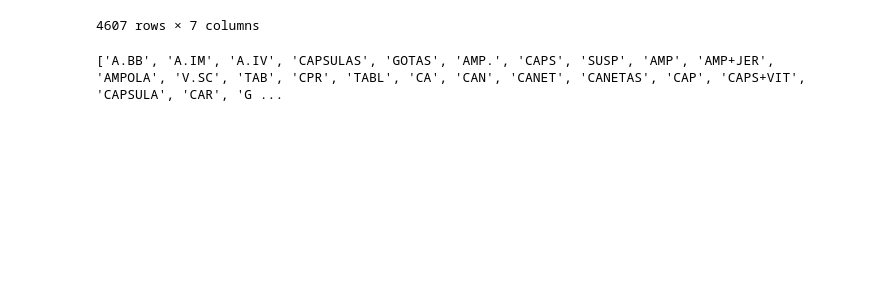
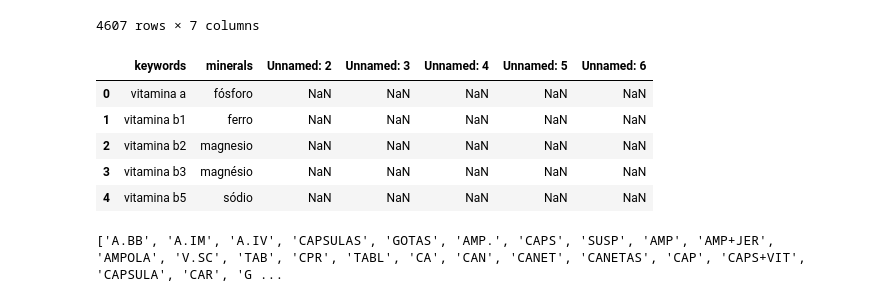
Before and after one commit to Divelia/web-scraping-thomas, a Jupyter notebook: extract_list/merging.ipynb, the cells around one changed output. Drawn from its saved outputs; the diff is of its cells as text; code cells hidden in the pictures; blank space fills up the shorter version.

```diff
--- a/extract_list/merging.ipynb
+++ b/extract_list/merging.ipynb
@@ -195,6 +195,18 @@ master_table
 | 4605 | MEXICO (MEX) | VITAE | VITAE | ROCAVIT PLATINUM | ROCAVIT PLATINUM CAPS x 30 | A11A4 - MVIT + MIN OTHERS | BRAND |
 | 4606 | MEXICO (MEX) | ZERBONI | ZERBONI | CALCIO GI ZER | CALCIO GI ZER TABL EFERV 500 MG x 12 | A12A0 - CALCIUM | GENERIC |
 4607 rows × 7 columns
+# %%
+keywords_table = pd.read_excel('master_table.xlsx', sheet_name="NEW_SEARCHS")
+minerals = keywords_table.minerals.tolist()
+keywords = keywords_table.keywords.tolist()
+keywords_table.head()
+# %% [output]
+|  | keywords | minerals | Unnamed: 2 | Unnamed: 3 | Unnamed: 4 | Unnamed: 5 | Unnamed: 6 |
+| 0 | vitamina a | fósforo | NaN | NaN | NaN | NaN | NaN |
+| 1 | vitamina b1 | ferro | NaN | NaN | NaN | NaN | NaN |
+| 2 | vitamina b2 | magnesio | NaN | NaN | NaN | NaN | NaN |
+| 3 | vitamina b3 | magnésio | NaN | NaN | NaN | NaN | NaN |
+| 4 | vitamina b5 | sódio | NaN | NaN | NaN | NaN | NaN |
 # %%
 ID = pd.read_excel('master_table.xlsx', sheet_name="ID")
 product_type_list = ID['TIPO DE PRODUTO'].unique().tolist()
```
Also changed, not shown: parts of 15 cells of this notebook, 13 other files.
